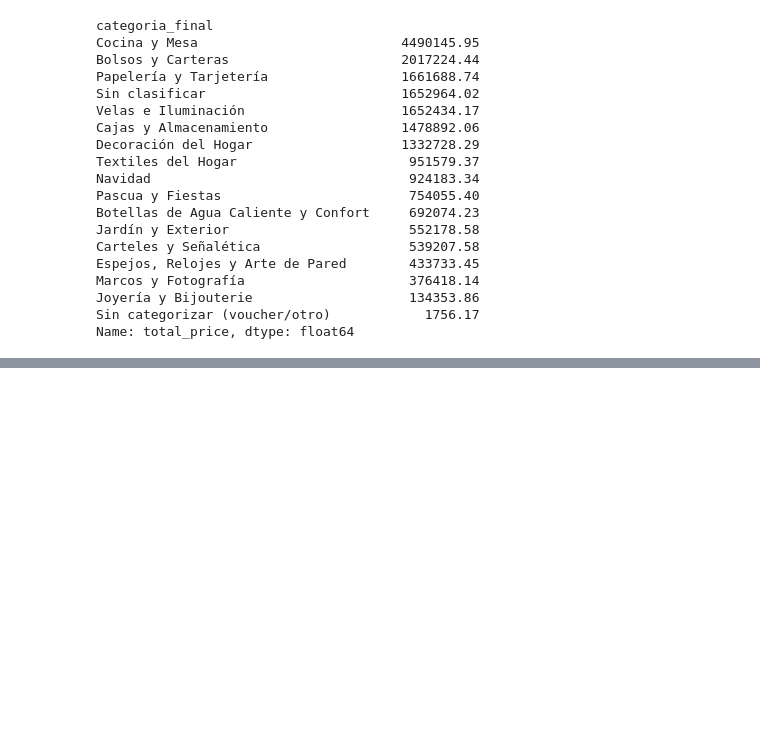
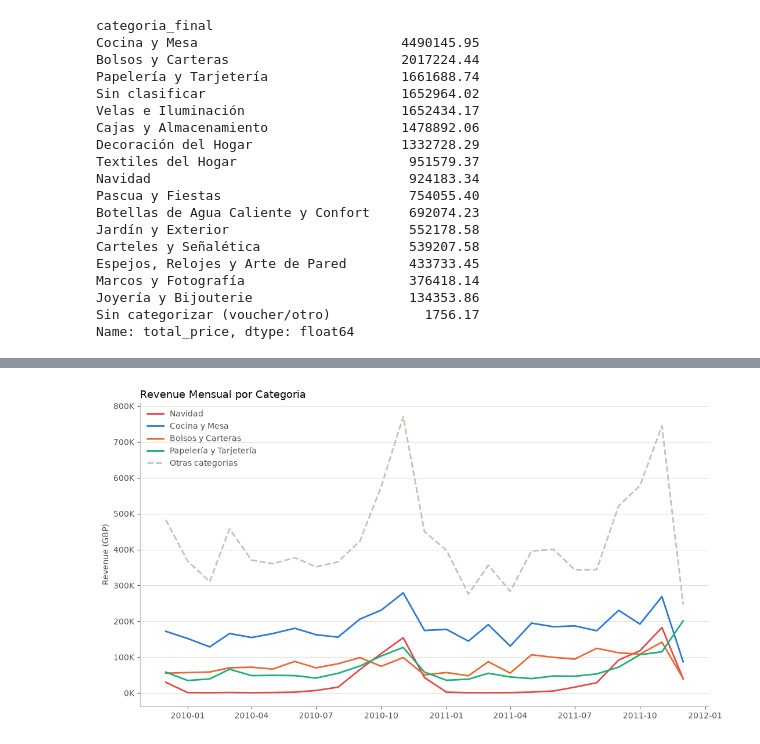
Before and after one commit to AgusPluda/product-classifier-project, a Jupyter notebook: product_sales_analysis.ipynb, the cells around one changed output, grey strips where cells are left out. Saved outputs shown, nothing was run; the diff lists cells and outputs as text; code cells hidden in the pictures; blank space fills up the shorter version.

```diff
--- a/product_sales_analysis.ipynb
+++ b/product_sales_analysis.ipynb
@@ -109,0 +202,20 @@ Name: total_price, dtype: float64
+# %%
+df_con_categoria["invoice_date"] = pd.to_datetime(df_con_categoria["invoice_date"])
+df_con_categoria["periodo"] = df_con_categoria["invoice_date"].dt.to_period("M").dt.to_timestamp()
+
+CATEGORIAS_DESTACADAS = ["Navidad", "Cocina y Mesa", "Bolsos y Carteras", "Papelería y Tarjetería"]
+
+df_con_categoria["categoria_grafico"] = np.where(
+    df_con_categoria["categoria_final"].isin(CATEGORIAS_DESTACADAS),
+    df_con_categoria["categoria_final"],
+    "Otras categorias",
+)
+
+mensual_pivot = (
+    df_con_categoria.groupby(["periodo", "categoria_grafico"])["total_price"]
+    .sum()
+    .unstack("categoria_grafico")
+    .fillna(0)
+)[CATEGORIAS_DESTACADAS + ["Otras categorias"]]
+
+mensual_pivot
@@ -109,0 +241,32 @@ Name: total_price, dtype: float64
+# %%
+COLORES_CATEGORICOS = ["#e34948", "#2a78d6", "#eb6834", "#1baf7a"]  # Navidad en rojo (slot 8), resto en orden fijo
+COLOR_OTRAS = "#c3c2b7"
+
+fig, ax = plt.subplots(figsize=(11, 6))
+
+for cat, color in zip(CATEGORIAS_DESTACADAS, COLORES_CATEGORICOS):
+    ax.plot(mensual_pivot.index, mensual_pivot[cat], color=color, linewidth=2, label=cat)
+
+ax.plot(
+    mensual_pivot.index, mensual_pivot["Otras categorias"],
+    color=COLOR_OTRAS, linewidth=2, linestyle="--", label="Otras categorias", zorder=1,
+)
+
+ax.set_title("Revenue Mensual por Categoria", color=COLOR_INK, fontsize=13, loc="left")
+ax.set_ylabel("Revenue (GBP)", color=COLOR_INK_SEC)
+ax.yaxis.set_major_formatter(mticker.FuncFormatter(lambda x, _: f"{x/1e3:.0f}K"))
+
+ax.tick_params(colors=COLOR_INK_SEC)
+for spine in ["top", "right"]:
+    ax.spines[spine].set_visible(False)
+ax.spines["left"].set_color(COLOR_AXIS)
+ax.spines["bottom"].set_color(COLOR_AXIS)
+ax.grid(axis="y", color=COLOR_GRID, linewidth=0.8, zorder=0)
+ax.set_axisbelow(True)
+
+ax.legend(frameon=False, loc="upper left", labelcolor=COLOR_INK_SEC)
+
+plt.tight_layout()
+plt.show()
+# %% [output]
+[figure, added]
```
Also changed, not shown: parts of 23 cells of this notebook, 16 other files.
